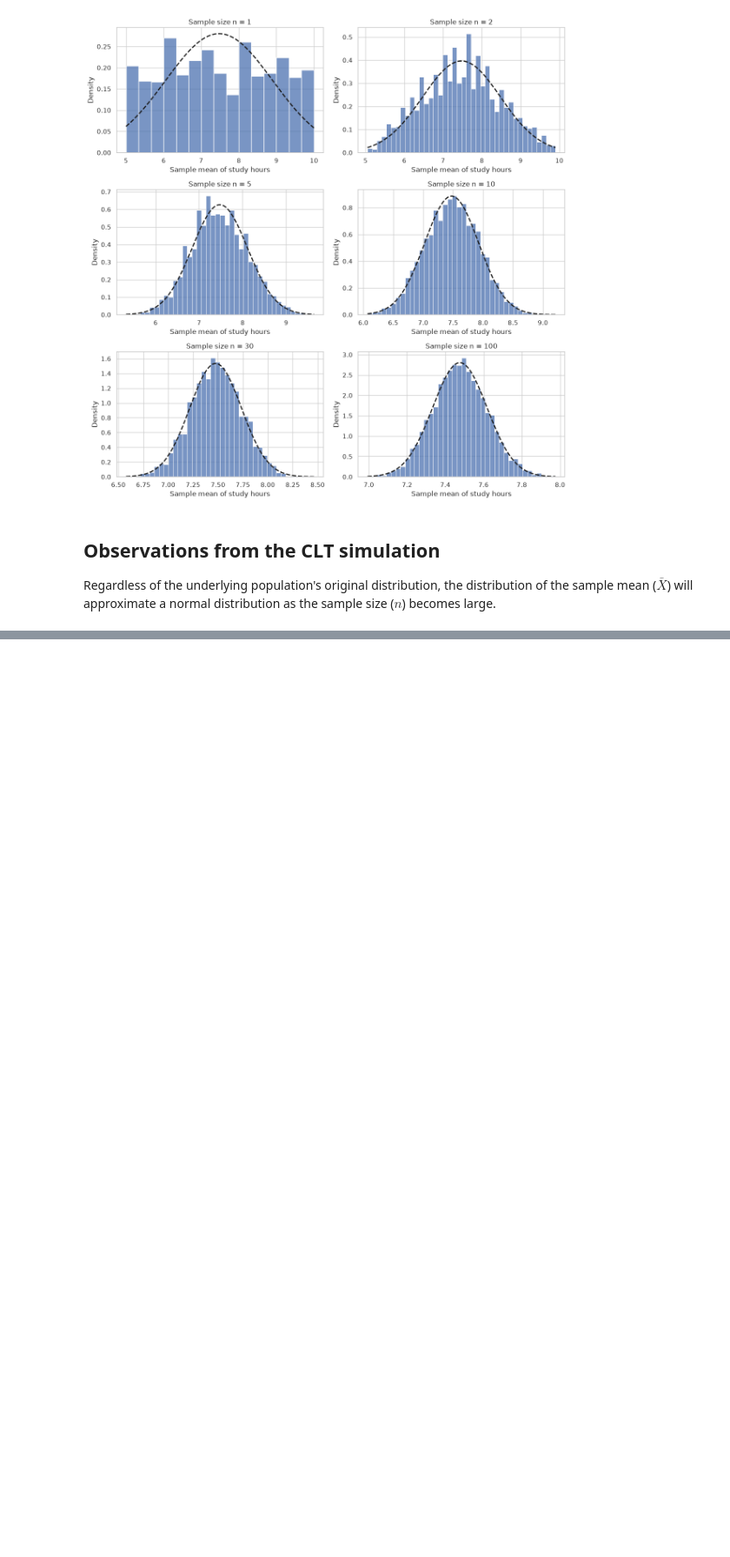
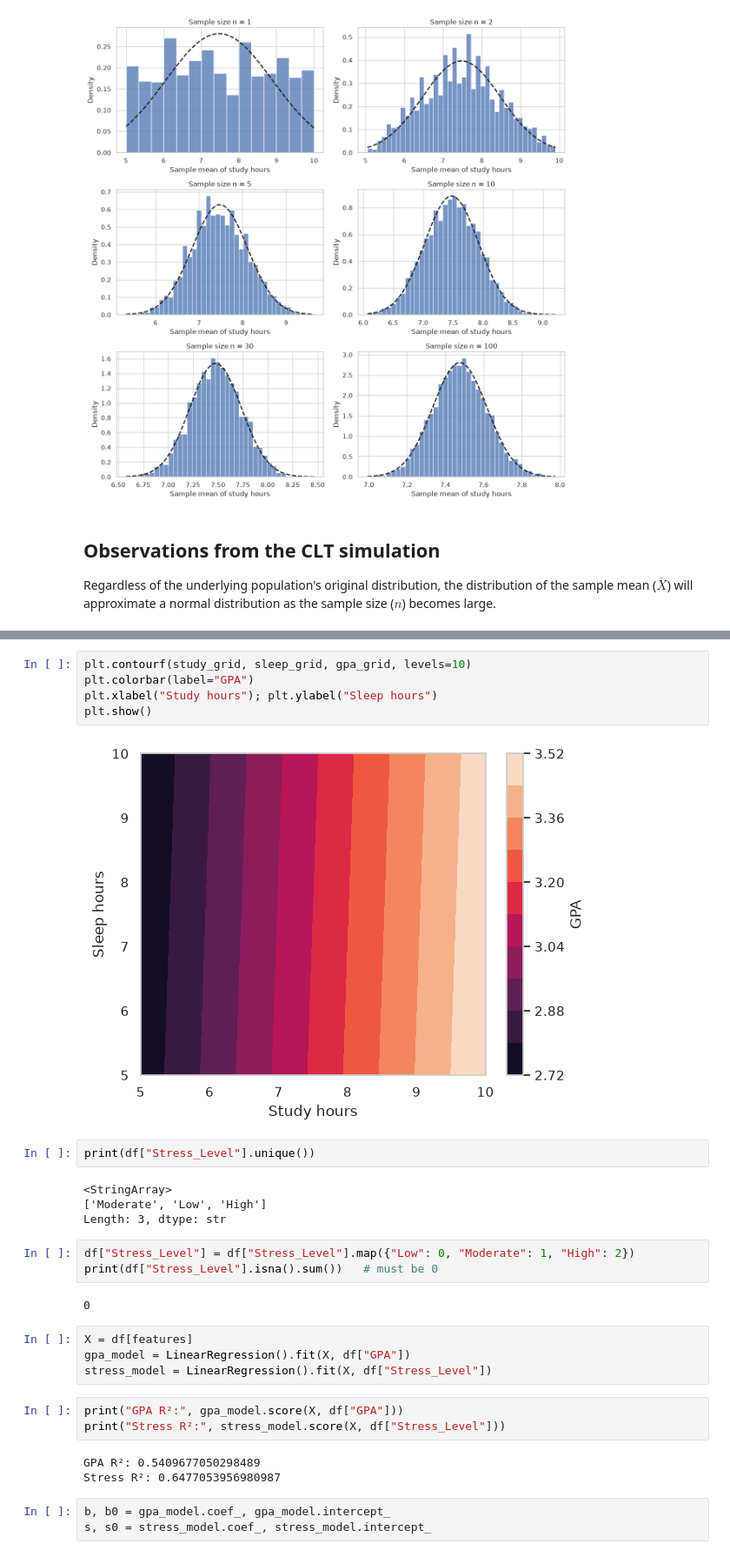
Before and after one commit to svschakri/CS-215-DAI_project, a Jupyter notebook: analysis.ipynb, the cells around one changed output, grey strips where cells are left out. Shown at 87% size. Saved outputs shown, nothing was run; the diff lists cells and outputs as text; blank space fills up the shorter version.

```diff
--- a/analysis.ipynb
+++ b/analysis.ipynb
@@ -236,0 +281,31 @@ Regardless of the underlying population's original distribution, the distributio
+# %%
+plt.contourf(study_grid, sleep_grid, gpa_grid, levels=10)
+plt.colorbar(label="GPA")
+plt.xlabel("Study hours"); plt.ylabel("Sleep hours")
+plt.show()
+# %% [output]
+[figure, added]
+# %%
+print(df["Stress_Level"].unique())
+# %% [output]
+<StringArray>
+['Moderate', 'Low', 'High']
+Length: 3, dtype: str
+# %%
+df["Stress_Level"] = df["Stress_Level"].map({"Low": 0, "Moderate": 1, "High": 2})
+print(df["Stress_Level"].isna().sum())   # must be 0
+# %% [output]
+0
+# %%
+X = df[features]
+gpa_model = LinearRegression().fit(X, df["GPA"])
+stress_model = LinearRegression().fit(X, df["Stress_Level"])
+# %%
+print("GPA R²:", gpa_model.score(X, df["GPA"]))
+print("Stress R²:", stress_model.score(X, df["Stress_Level"]))
+# %% [output]
+GPA R²: 0.5409677050298489
+Stress R²: 0.6477053956980987
+# %%
+b, b0 = gpa_model.coef_, gpa_model.intercept_
+s, s0 = stress_model.coef_, stress_model.intercept_
```
Also changed, not shown: parts of 10 cells of this notebook.
